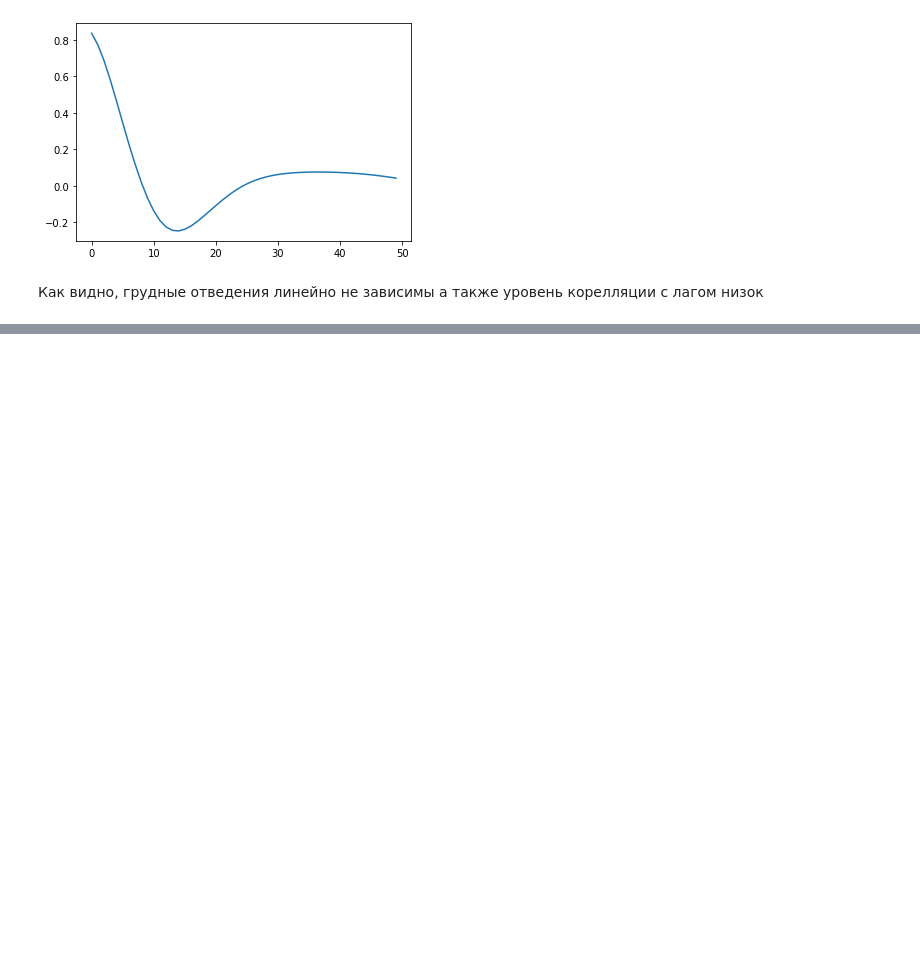
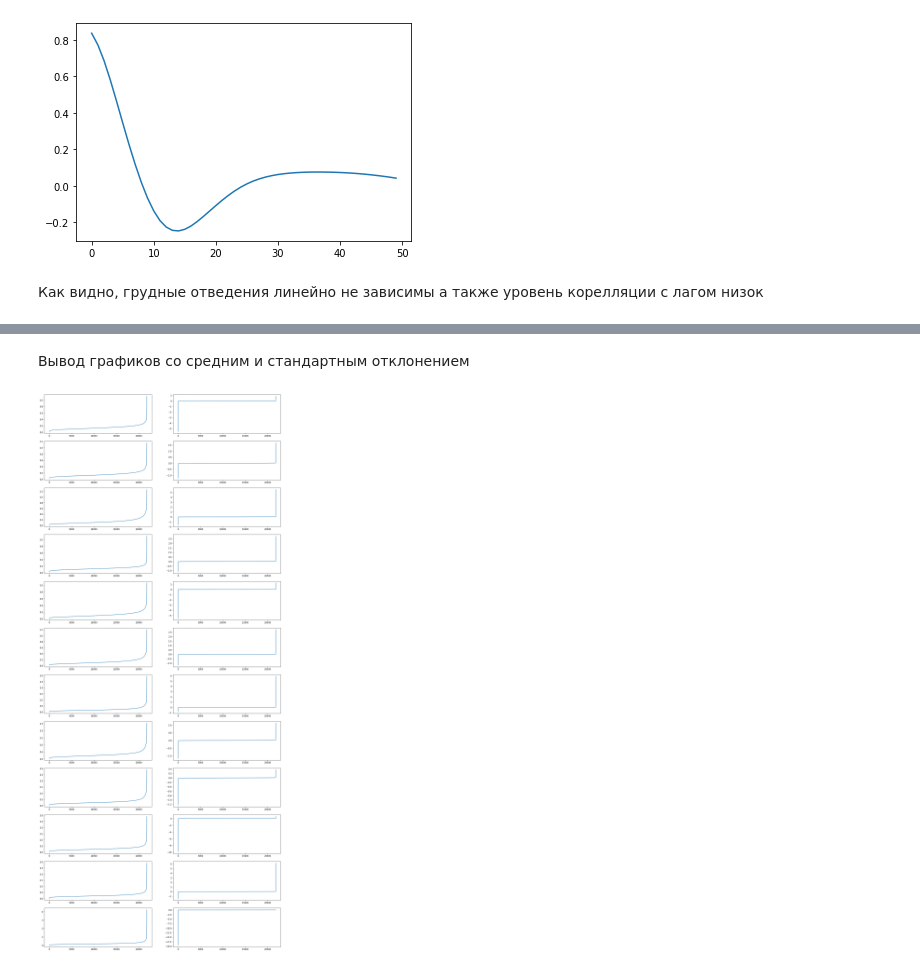
Before and after one commit to AKovalyuk/ecg-classification, a Jupyter notebook: notebook.ipynb, the cells around one changed output, grey strips where cells are left out. Saved outputs shown, nothing was run; the diff lists cells and outputs as text; code cells hidden in the pictures; blank space fills up the shorter version.

```diff
--- a/notebook.ipynb
+++ b/notebook.ipynb
@@ -134,0 +172,15 @@ plt.plot(range(0, 50), corr)
+# %%
+max_stds = []
+min_stds = []
+max_means = []
+min_means = []
+for i, sig_name in enumerate(infos[0]['sig_name']):
+    max_stds.append(max([np.std(ex.T[i]) for ex in examples]))
+    min_stds.append(min([np.std(ex.T[i]) for ex in examples]))
+    max_means.append(max([np.mean(ex.T[i]) for ex in examples]))
+    min_means.append(min([np.mean(ex.T[i]) for ex in examples]))
+pd.DataFrame(
+    [max_stds, min_stds, max_means, min_means],
+    index=['Max std', 'Min std', 'Max mean', 'Min mean'],
+    columns=infos[0]['sig_name']
+).transpose()
@@ -134,0 +201,11 @@ plt.plot(range(0, 50), corr)
+# %% [markdown]
+Вывод графиков со средним и стандартным отклонением
+# %%
+fig = plt.figure(figsize=(20, 48))
+for i, sig_name in enumerate(infos[0]['sig_name']):
+    ax = fig.add_subplot(12, 2, i * 2 + 1)
+    ax.plot(sorted([np.std(ex.T[i]) for ex in examples]))
+    ax = fig.add_subplot(12, 2, i * 2 + 2)
+    ax.plot(sorted([np.mean(ex.T[i]) for ex in examples]))
+# %% [output]
+[figure, added]
```
Also changed, not shown: parts of 23 cells of this notebook, 1 other file.
